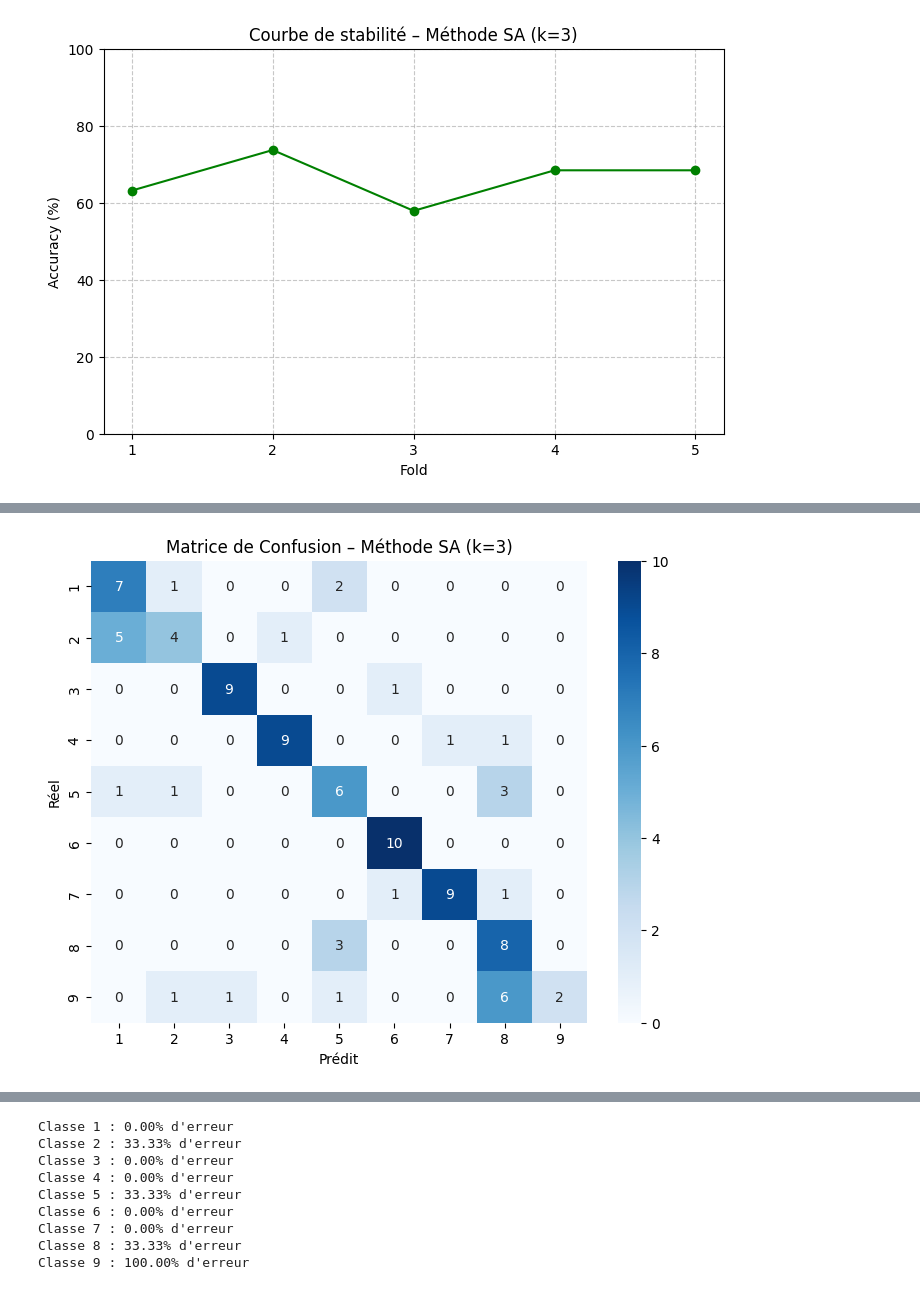
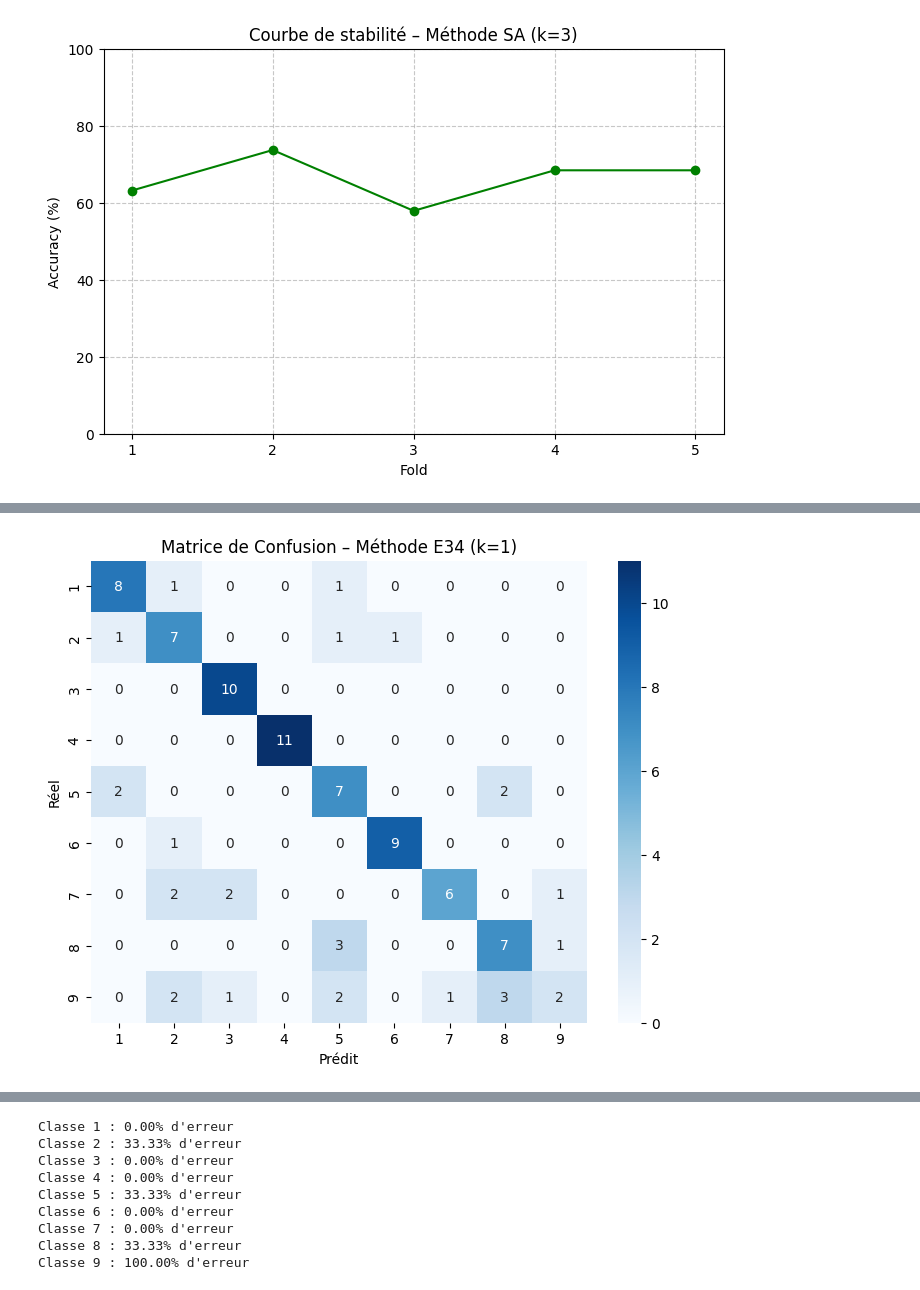
Before and after one commit to NicolasAdamczyk/ProjetRF, a Jupyter notebook: notebook.ipynb, the cells around one changed output, grey strips where cells are left out. Saved outputs shown, nothing was run; the diff lists cells and outputs as text; code cells hidden in the pictures.

```diff
--- a/notebook.ipynb
+++ b/notebook.ipynb
@@ -173,8 +208,8 @@ import seaborn as sns
 from sklearn.metrics import confusion_matrix, ConfusionMatrixDisplay
 from knn import predire_knn
 
-method = "SA"
-k = 3
+method = "E34"
+k = 1
 n_folds = 5
 classes_list = list(range(1, 10))  # classes 1 à 9
 
@@ -186,34 +221,34 @@ indices = np.arange(len(X))
 np.random.shuffle(indices)
 fold_size = len(indices) // n_folds
 
 y_true_all = []
 y_pred_all = []
 
 for i in range(n_folds):
     test_idx = indices[i*fold_size : (i+1)*fold_size]
     train_idx = np.setdiff1d(indices, test_idx)
 
     X_train = [X[j] for j in train_idx]
     y_train = [y[j] for j in train_idx]
     X_test  = [X[j] for j in test_idx]
     y_test  = [y[j] for j in test_idx]
 
     # Prédictions
     y_pred = [predire_knn(X_train, y_train, x, k) for x in X_test]
 
     # Stocker pour la matrice de confusion globale
     y_true_all.extend(y_test)
     y_pred_all.extend(y_pred)
 
-# ============================
-# MATRICE DE CONFUSION AVEC SEABORN
-# ============================
+# ====================
+# MATRICE DE CONFUSION
+# ====================
 cm = confusion_matrix(y_true_all, y_pred_all, labels=classes_list)
 plt.figure(figsize=(8,6))
 sns.heatmap(cm, annot=True, fmt="d", cmap="Blues", xticklabels=classes_list, yticklabels=classes_list)
 plt.xlabel("Prédit")
 plt.ylabel("Réel")
 plt.title(f"Matrice de Confusion – Méthode {method} (k={k})")
 plt.show()
 # %% [output]
-[figure, old version]
+[figure, new version]
```
Also changed, not shown: parts of 20 cells of this notebook, 8 other files.
